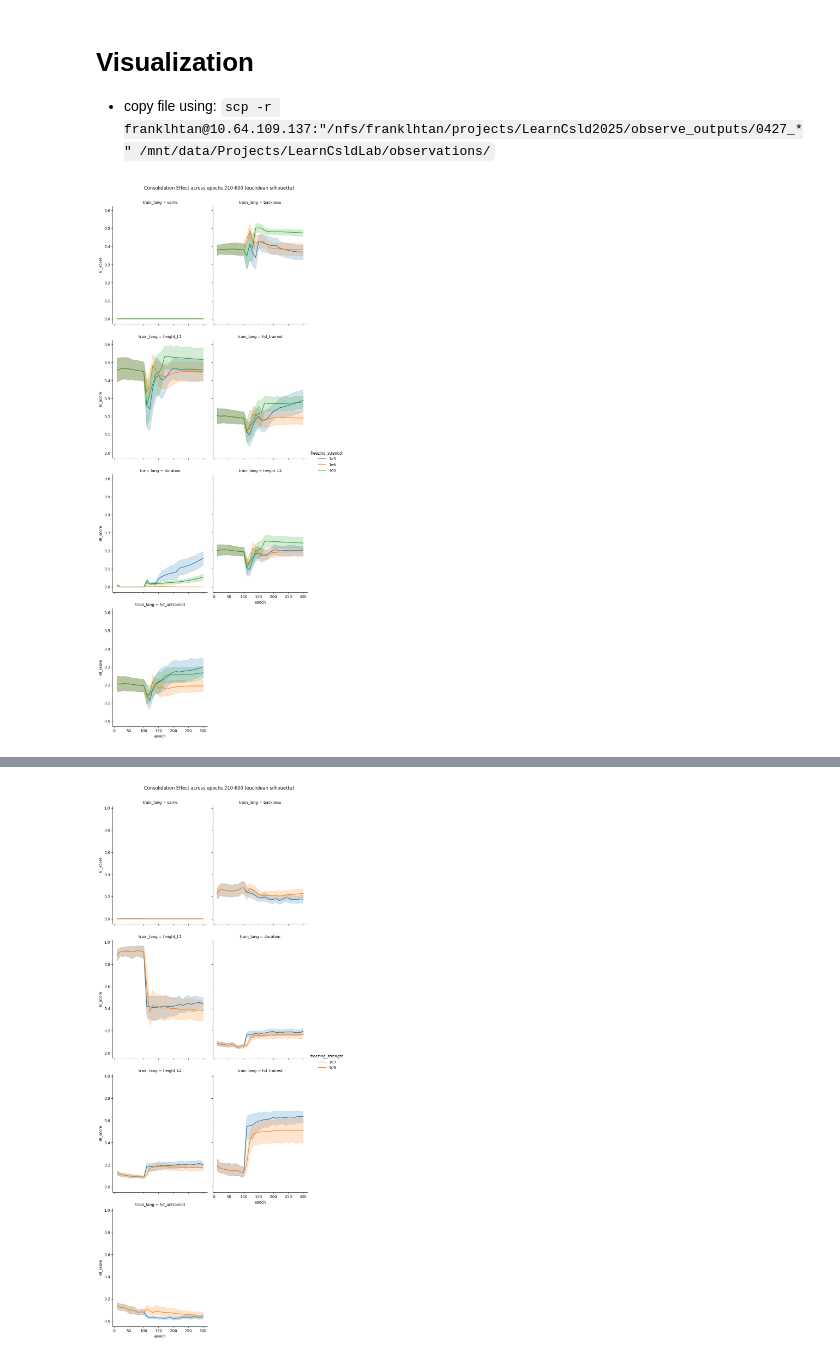
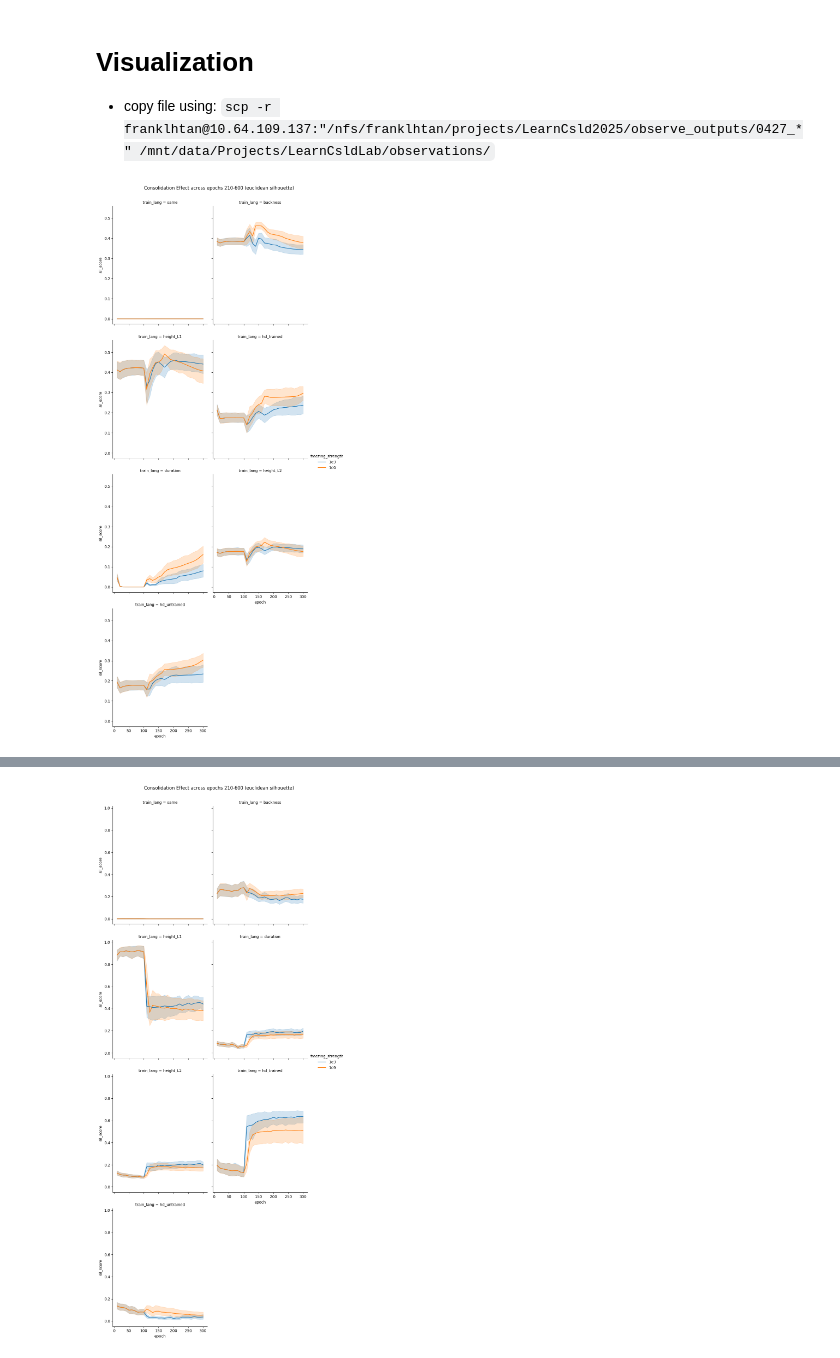
Before and after one commit to Frankalexej/LearnCsld2025, a Jupyter notebook: AMP_11_visualize_0503.ipynb, the cells around one changed output, grey strips where cells are left out. Saved outputs shown, nothing was run; the diff lists cells and outputs as text; code cells hidden in the pictures.

```diff
--- a/AMP_11_visualize_0503.ipynb
+++ b/AMP_11_visualize_0503.ipynb
@@ -169,7 +169,7 @@ L2_CONDITIONS = ["RC"]
 # L2_CONDITIONS = ["CL"]
 FREEZING_CONDITIONS = ["EWC"]
 # FREEZING_STRENGTHS = ["p3", "p6"]
-FREEZING_STRENGTHS = ["p3", "p6", "p0"]
+FREEZING_STRENGTHS = ["p3", "p0"]
 # FREEZING_STRENGTHS = ["p3", "p6", "p9"]
 # FREEZING_STRENGTHS = ["p3", "n3"]
 LEARNING_RATE_CONDITIONS = ["1e4"]  # ,
@@ -192,7 +192,7 @@ condition_pool = [
 
 EPOCH_START = 10
 EPOCH_END = 300
-RUNS = [1, 2, 3, 4, 5]
+RUNS = [1, 2, 3, 4, 5, 6, 7, 8, 9, 10]
 
 integrated_df = pd.DataFrame()
 for condition in condition_pool:
@@ -223,34 +223,37 @@ for condition in condition_pool:
                     "run": [run] * len(scores),
                     "epoch": [epoch] * len(scores)})
                 integrated_df = pd.concat([integrated_df, result_df], ignore_index=True)
 
 
 df = integrated_df.copy()
 df["combined_inv_lr"] = df["L2_inventory_condition"] + "_" + df["learning_rate_condition"]
 df = df[~df["train_lang"].isin(["N/A"])]
 # df = df[df["contrast_pair"].isin(["iL_ihS", "ihS_iL"])]
 # df = df[df["contrast_pair"].isin(["i_ih", "ih_i"])]
 # df = df[df["learning_rate_condition"] == "fast"]
 df = df[df["epoch"].isin(range(0, 301, 10))]
 df["c"] = df["L2_inventory_condition"] + "_" + df["learning_rate_condition"] + "_" + df["train_lang"]
 
 g = sns.relplot(
     data=df,
     x="epoch",
     y="sil_score",
     hue="freezing_strength",
     col="train_lang",
     col_wrap=2,
     kind="line",
     errorbar=("ci", 95),
     aspect=0.8
 )
 
 g.fig.suptitle("Consolidation Effect across epochs 210-600 (euclidean silhouette)", y=1.02)
 for ax in g.axes.flatten():
     ax.set_xticks(range(0, 301, 50))
+
+integrated_df = integrated_df.rename(columns={"train_lang": "contrast_type"})
+integrated_df.to_csv(f"./integrated_results/RCRC_{len(RUNS)}runs.csv")
 # %% [output]
-[figure, old version]
+[figure, new version]
 # %%
 # df = integrated_df.copy()
 # df["combined_inv_lr"] = df["L2_inventory_condition"] + "_" + df["learning_rate_condition"]
```
Also changed, not shown: parts of 1 cell of this notebook, 4 other files.
